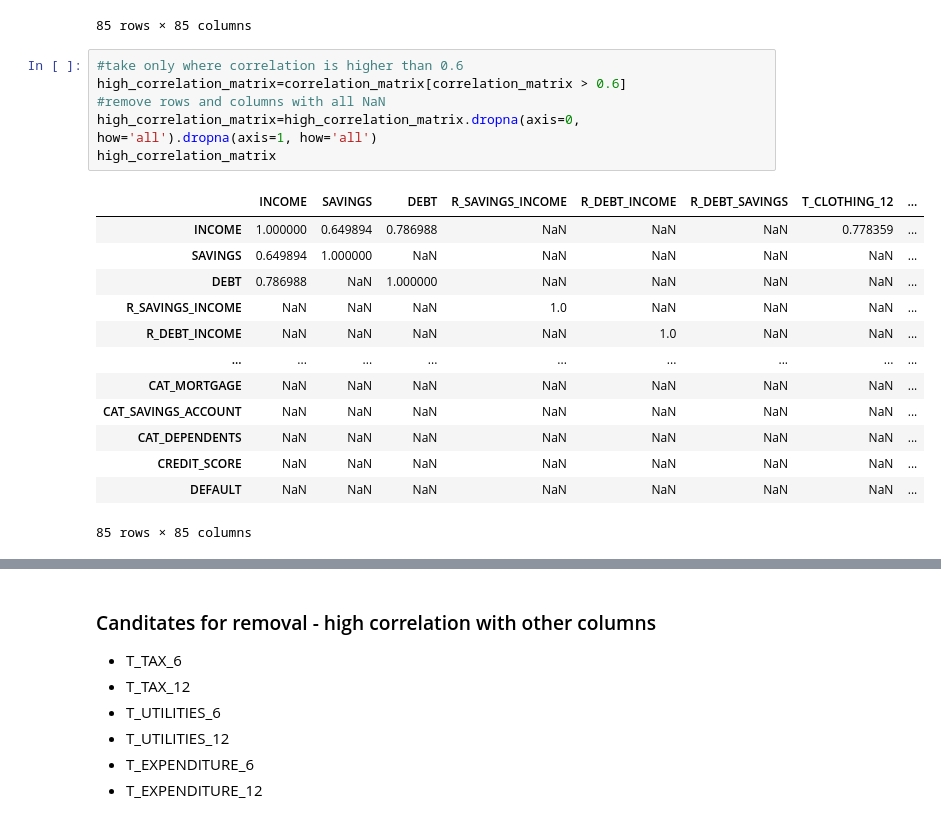
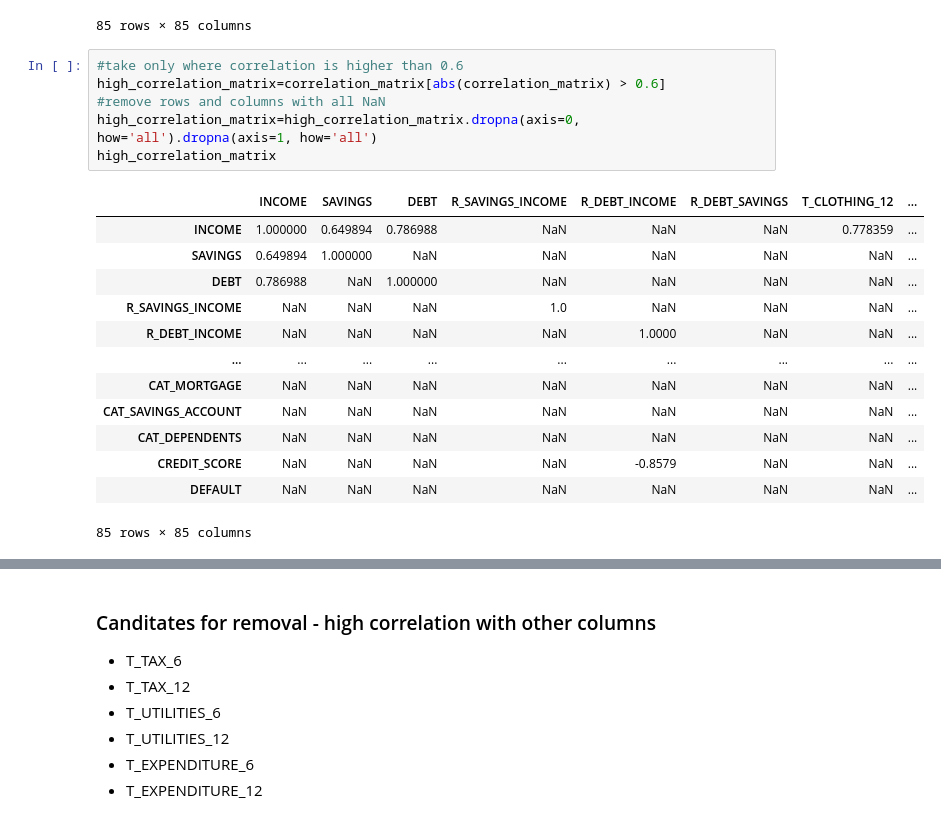
Before and after one commit to fantasy2fry/credit-score-classification-ml, a Jupyter notebook: EDA/Norbert/norbert.ipynb, the cells around one changed output, grey strips where cells are left out. Cells and saved outputs as stored; diff of their text form.

```diff
--- a/EDA/Norbert/norbert.ipynb
+++ b/EDA/Norbert/norbert.ipynb
@@ -328,22 +328,22 @@ correlation_matrix
 85 rows × 85 columns
 # %%
 #take only where correlation is higher than 0.6
-high_correlation_matrix=correlation_matrix[correlation_matrix > 0.6]
+high_correlation_matrix=correlation_matrix[abs(correlation_matrix) > 0.6]
 #remove rows and columns with all NaN
 high_correlation_matrix=high_correlation_matrix.dropna(axis=0, how='all').dropna(axis=1, how='all')
 high_correlation_matrix
 # %% [output]
 |  | INCOME | SAVINGS | DEBT | R_SAVINGS_INCOME | R_DEBT_INCOME | R_DEBT_SAVINGS | T_CLOTHING_12 | ... |
 | INCOME | 1.000000 | 0.649894 | 0.786988 | NaN | NaN | NaN | 0.778359 | ... |
 | SAVINGS | 0.649894 | 1.000000 | NaN | NaN | NaN | NaN | NaN | ... |
 | DEBT | 0.786988 | NaN | 1.000000 | NaN | NaN | NaN | NaN | ... |
 | R_SAVINGS_INCOME | NaN | NaN | NaN | 1.0 | NaN | NaN | NaN | ... |
-| R_DEBT_INCOME | NaN | NaN | NaN | NaN | 1.0 | NaN | NaN | ... |
+| R_DEBT_INCOME | NaN | NaN | NaN | NaN | 1.0000 | NaN | NaN | ... |
 | ... | ... | ... | ... | ... | ... | ... | ... | ... |
 | CAT_MORTGAGE | NaN | NaN | NaN | NaN | NaN | NaN | NaN | ... |
 | CAT_SAVINGS_ACCOUNT | NaN | NaN | NaN | NaN | NaN | NaN | NaN | ... |
 | CAT_DEPENDENTS | NaN | NaN | NaN | NaN | NaN | NaN | NaN | ... |
-| CREDIT_SCORE | NaN | NaN | NaN | NaN | NaN | NaN | NaN | ... |
+| CREDIT_SCORE | NaN | NaN | NaN | NaN | -0.8579 | NaN | NaN | ... |
 | DEFAULT | NaN | NaN | NaN | NaN | NaN | NaN | NaN | ... |
 85 rows × 85 columns
 # %%
```
Also changed, not shown: parts of 1 cell of this notebook.
